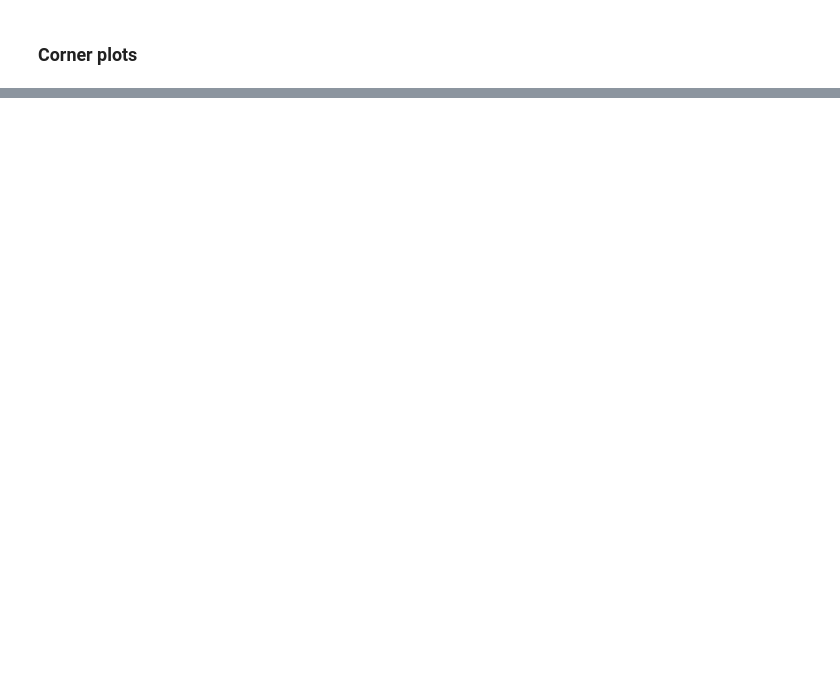
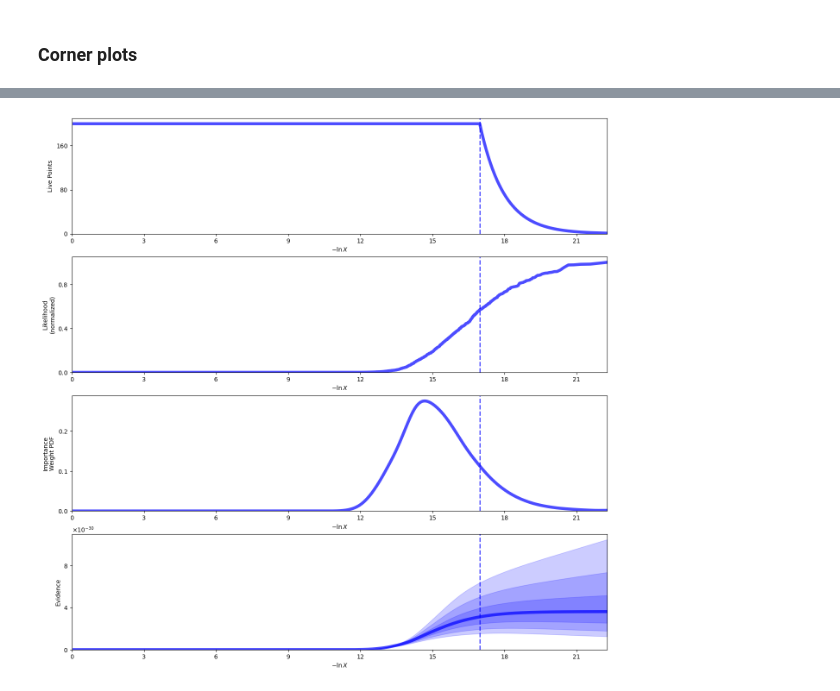
Before and after one commit to GiuliaConti/astrostatistics_bicocca_2024, a Jupyter notebook: working/E11_L12_nested.ipynb, the cells around one changed output, grey strips where cells are left out. Saved outputs shown, nothing was run; the diff lists cells and outputs as text; code cells hidden in the pictures; blank space fills up the shorter version.

```diff
--- a/working/E11_L12_nested.ipynb
+++ b/working/E11_L12_nested.ipynb
@@ -140,0 +182,22 @@ Mean and covariance of parameters are: [ 5.67331245 10.30200383 49.21398417  0.1
+# %%
+Amin, Amax = 0, 50
+bmin, bmax = 0, 50
+t0min, t0max = 0, 100
+sigmamin, sigmamax = np.exp(-2), np.exp(2)
+
+def gauss_prior_transform(u):
+    x = np.zeros(len(u))
+
+    x[0] = scipy.stats.uniform(loc=Amin, scale=Amax-Amin).ppf(u[0])
+    x[1] = scipy.stats.uniform(loc=bmin, scale=bmax-bmin).ppf(u[1])
+    x[2] = scipy.stats.uniform(loc=t0min, scale=t0max-t0min).ppf(u[2])
+    x[3] = scipy.stats.loguniform.ppf(u[3], sigmamin, sigmamax)
+
+    # Tried but too slow
+    #u = np.random.rand(4)
+    #x[0] = u[0] * (Amax - Amin) + Amin
+    #x[1] = u[1] * (bmax - bmin) + bmin
+    #x[2] = u[2] * (t0max - t0min) + t0min
+    #x[3] = np.exp(u[3] * (np.log(alphamax) - np.log(alphamin)) + np.log(alphamin))
+
+    return x
@@ -140,0 +213,4 @@ Mean and covariance of parameters are: [ 5.67331245 10.30200383 49.21398417  0.1
+# %%
+unplot_fig, runplot_axes = dyplot.runplot(gauss_sresults)
+# %% [output]
+[figure, added]
```
Also changed, not shown: parts of 35 cells of this notebook.
